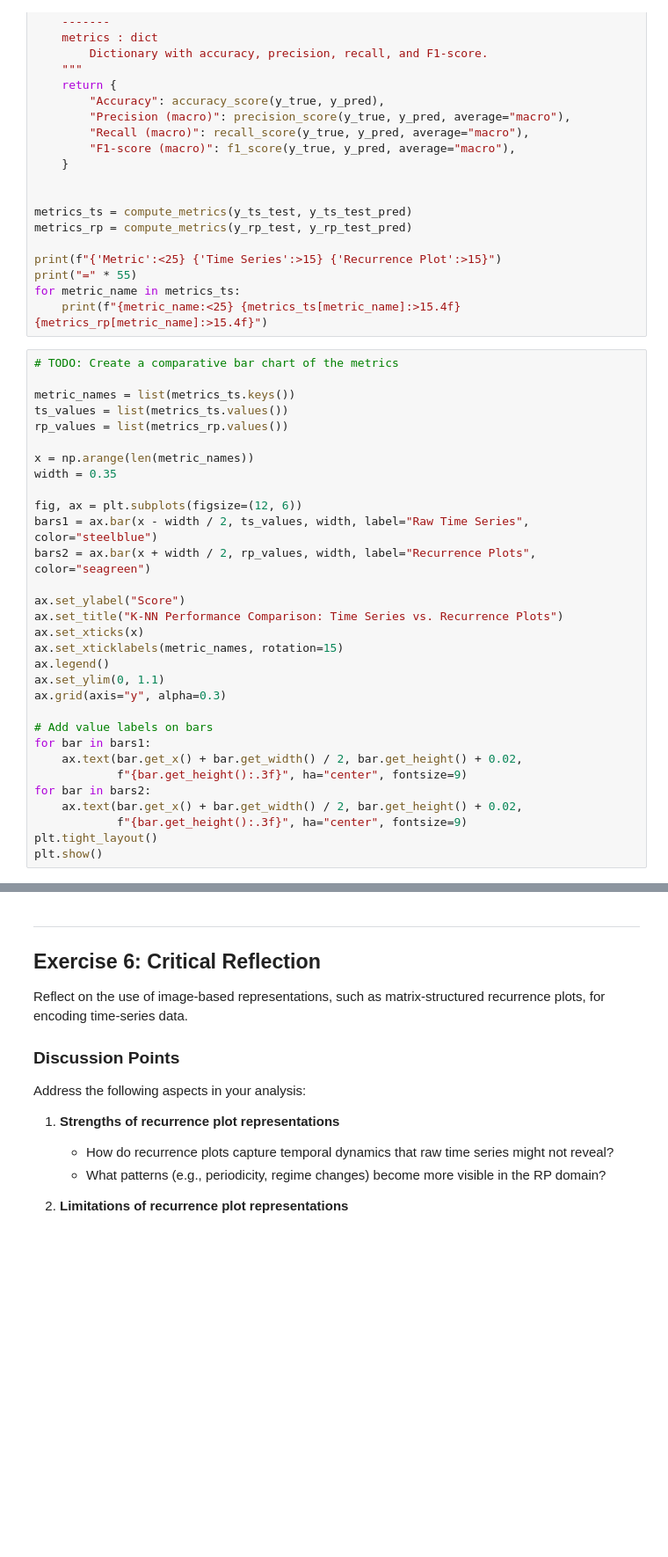
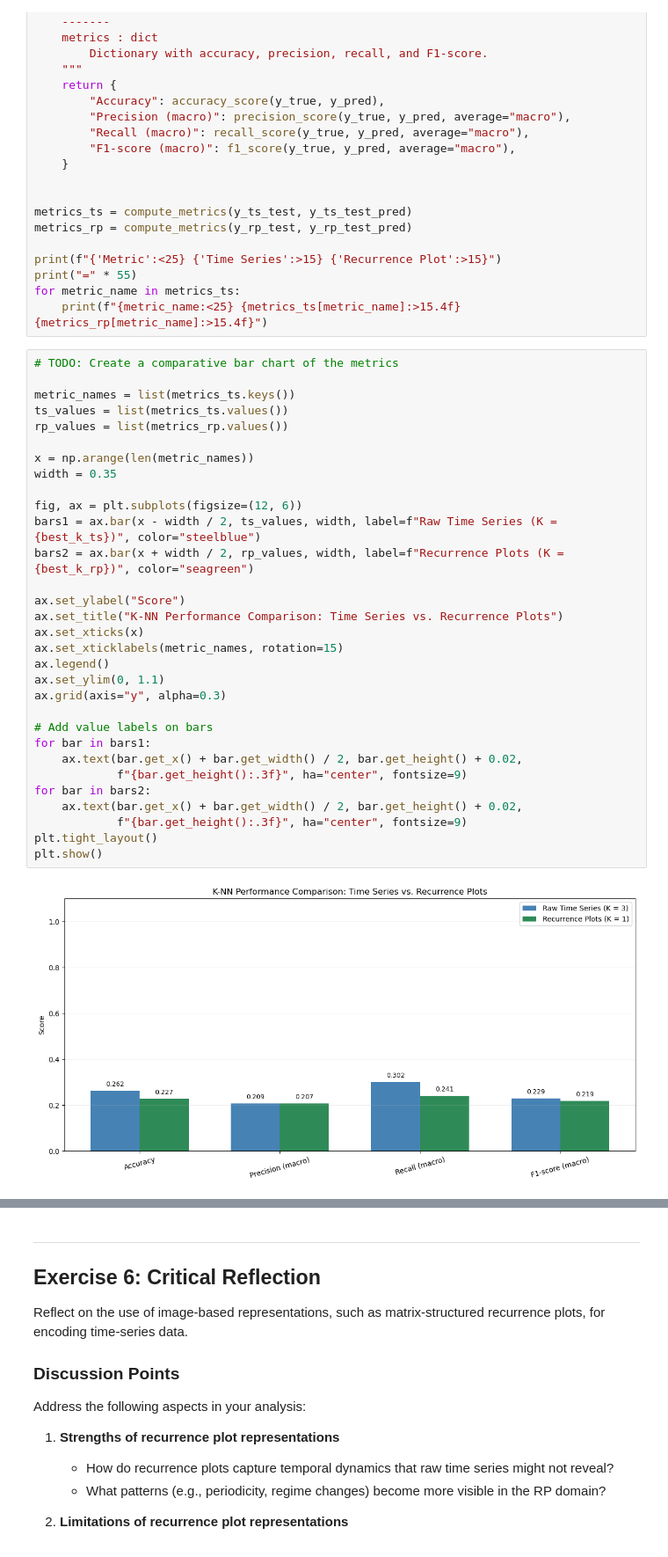
Before and after one commit to Gorkem345/Pixel-wise-Image-Classification-based-on-Time-Series-Image-Representations, a Jupyter notebook: case_notebook_with_data.ipynb, the cells around one changed output, grey strips where cells are left out. Shown at 88% size. Saved outputs shown, nothing was run; the diff lists cells and outputs as text; blank space fills up the shorter version.

```diff
--- a/case_notebook_with_data.ipynb
+++ b/case_notebook_with_data.ipynb
@@ -1027,34 +1076,36 @@ for metric_name in metrics_ts:
 # %%
 # TODO: Create a comparative bar chart of the metrics
 
 metric_names = list(metrics_ts.keys())
 ts_values = list(metrics_ts.values())
 rp_values = list(metrics_rp.values())
 
 x = np.arange(len(metric_names))
 width = 0.35
 
 fig, ax = plt.subplots(figsize=(12, 6))
-bars1 = ax.bar(x - width / 2, ts_values, width, label="Raw Time Series", color="steelblue")
-bars2 = ax.bar(x + width / 2, rp_values, width, label="Recurrence Plots", color="seagreen")
+bars1 = ax.bar(x - width / 2, ts_values, width, label=f"Raw Time Series (K = {best_k_ts})", color="steelblue")
+bars2 = ax.bar(x + width / 2, rp_values, width, label=f"Recurrence Plots (K = {best_k_rp})", color="seagreen")
 
 ax.set_ylabel("Score")
 ax.set_title("K-NN Performance Comparison: Time Series vs. Recurrence Plots")
 ax.set_xticks(x)
 ax.set_xticklabels(metric_names, rotation=15)
 ax.legend()
 ax.set_ylim(0, 1.1)
 ax.grid(axis="y", alpha=0.3)
 
 # Add value labels on bars
 for bar in bars1:
     ax.text(bar.get_x() + bar.get_width() / 2, bar.get_height() + 0.02,
             f"{bar.get_height():.3f}", ha="center", fontsize=9)
 for bar in bars2:
     ax.text(bar.get_x() + bar.get_width() / 2, bar.get_height() + 0.02,
             f"{bar.get_height():.3f}", ha="center", fontsize=9)
 plt.tight_layout()
 plt.show()
+# %% [output]
+[figure, added]
 # %%
 # TODO: Side-by-side confusion matrices
 
```
Also changed, not shown: parts of 9 cells of this notebook.
